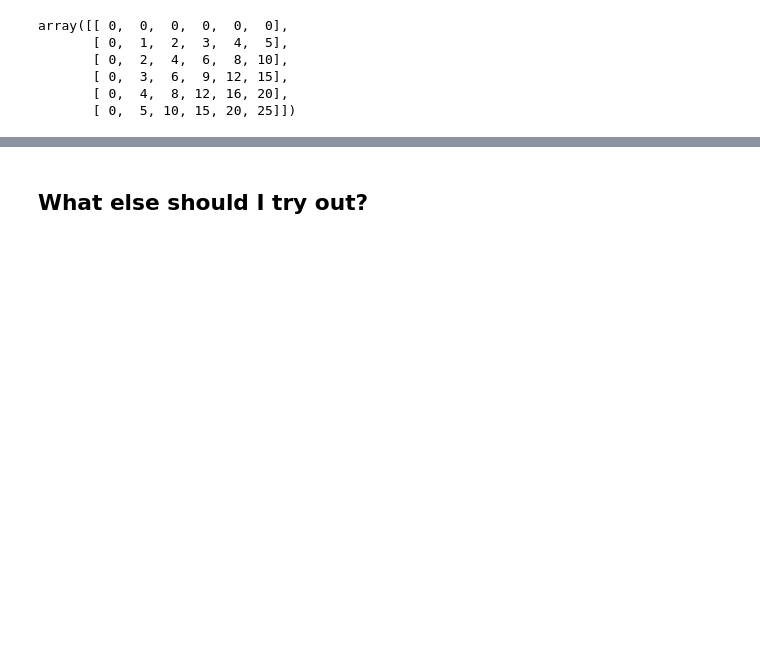
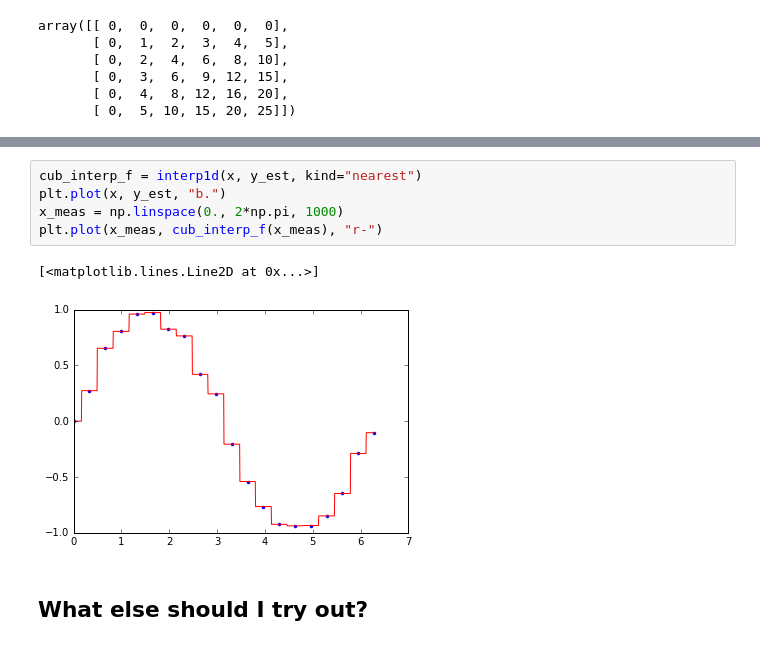
Before and after one commit to benkamphaus/python-datasci-tour, a Jupyter notebook: numpy_demo.ipynb, the cells around one changed output, grey strips where cells are left out. Cells and saved outputs as stored; diff of their text form; blank space fills up the shorter version.

```diff
--- a/numpy_demo.ipynb
+++ b/numpy_demo.ipynb
@@ -126 +156,9 @@ array([[ 0,  0,  0,  0,  0,  0],
+# %%
+cub_interp_f = interp1d(x, y_est, kind="nearest")
+plt.plot(x, y_est, "b.")
+x_meas = np.linspace(0., 2*np.pi, 1000)
+plt.plot(x_meas, cub_interp_f(x_meas), "r-")
+# %% [output]
+[<matplotlib.lines.Line2D at 0x...>]
+[figure, added]
 # %% [markdown]
```
Also changed, not shown: parts of 6 cells of this notebook.
